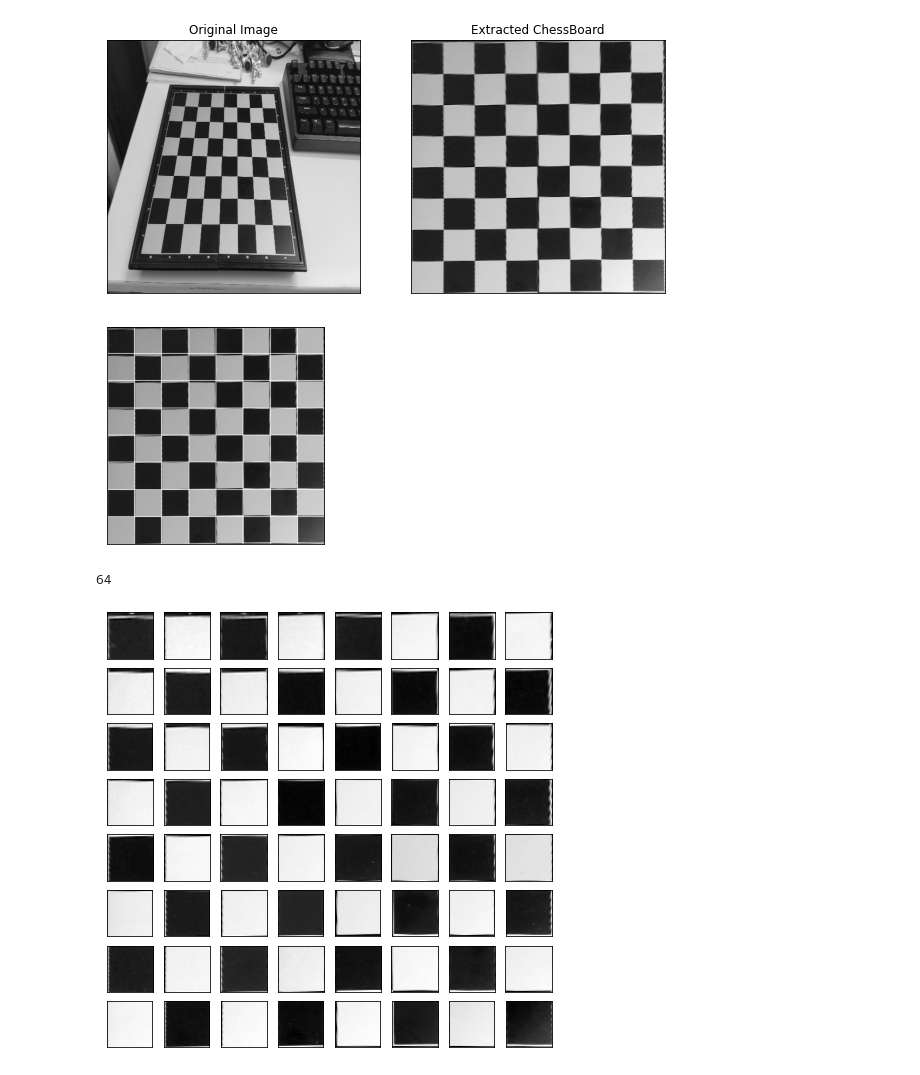
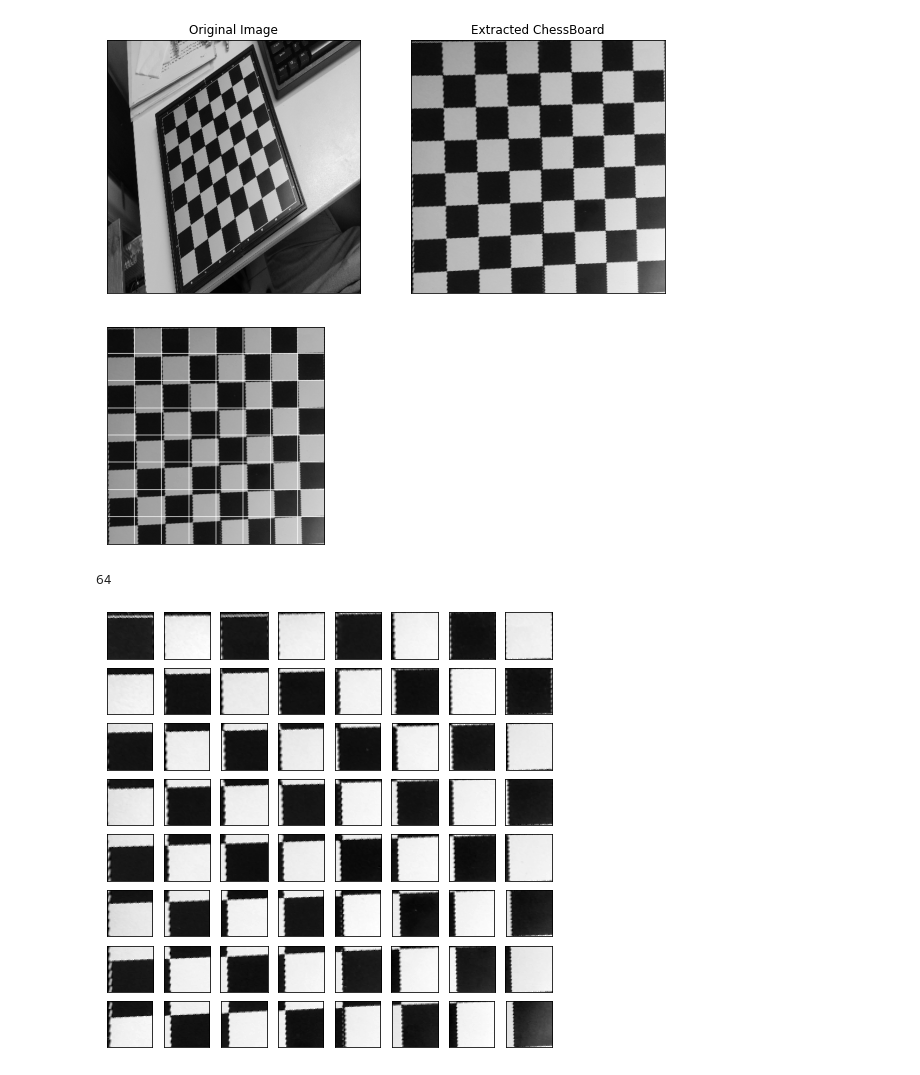
Before and after one commit to hungdaoxuan/Chess-Puzzle-Scanner, a Jupyter notebook: ExtractChessBoard.ipynb, the cells around one changed output. Saved outputs shown, nothing was run; the diff lists cells and outputs as text; code cells hidden in the pictures.

```diff
--- a/ExtractChessBoard.ipynb
+++ b/ExtractChessBoard.ipynb
@@ -113,11 +113,11 @@ def get_chessboard(filename):
     plt.show()
     return cropped_image
 # %%
-chessboard = get_chessboard('test2.jpg')
+chessboard = get_chessboard('test1.jpg')
 # %% [output]
-[figure, old version]
+[figure, new version]
 # %%
 display_rects(chessboard,split_cells(chessboard))
 # %% [output]
-[figure, old version]
+[figure, new version]
 # %%
@@ -129,7 +129,7 @@ print(len(cells))
 fig = plt.figure(figsize=(8, 8))
 columns = 8
 rows = 8
-cells = split_cells(chessboard1)
+cells = split_cells(chessboard)
 for i in range(64):
     cell = cells[i]
     (r1,c1),(r2,c2) = cell
@@ -140,7 +140,7 @@ for i in range(64):
     fig.add_subplot(rows, columns, i+1)
     plt.xticks([])
     plt.yticks([])
-    plt.imshow(chessboard1[r1:r2,c1:c2],cmap='gray')
+    plt.imshow(chessboard[r1:r2,c1:c2],cmap='gray')
 plt.show()
 # %% [output]
-[figure, old version]
+[figure, new version]
```
Also changed, not shown: parts of 2 cells of this notebook.
